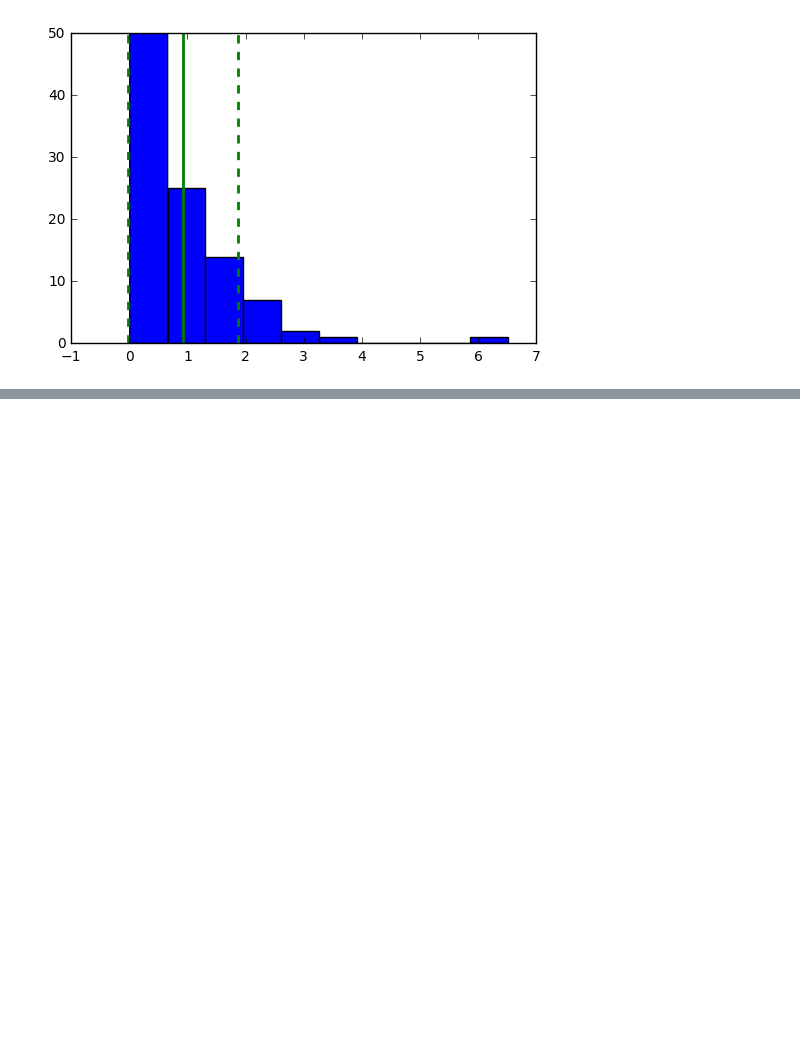
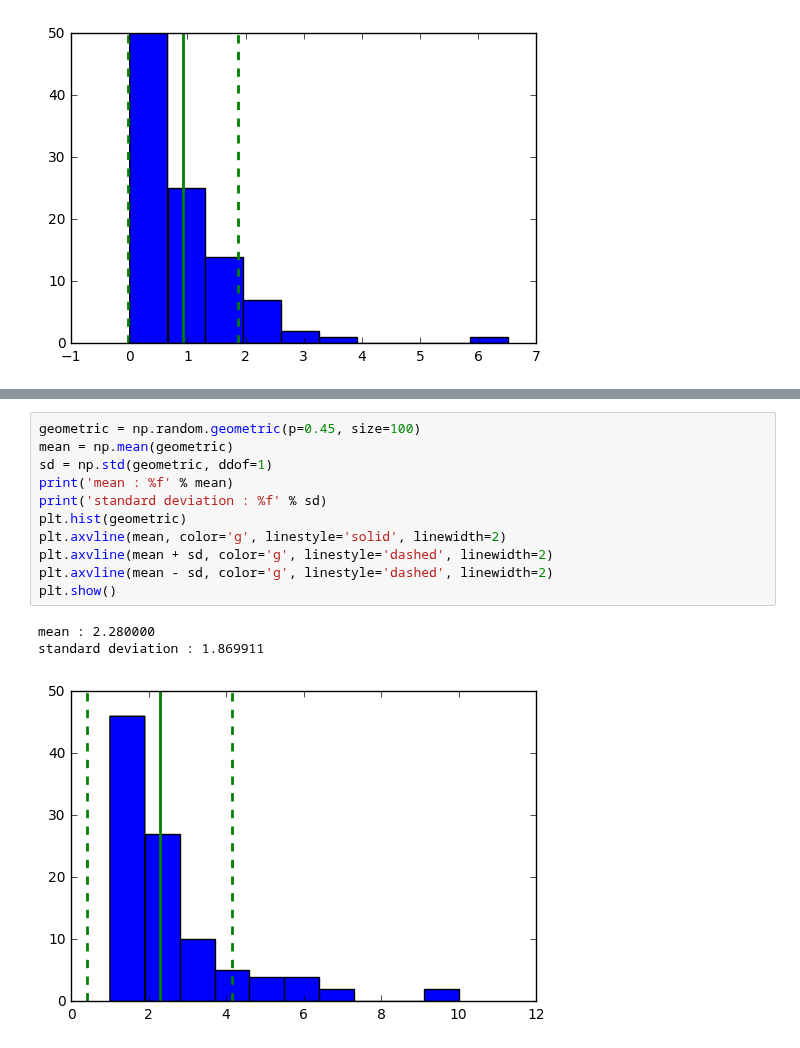
Before and after one commit to 315iah515/Thinkful-Notebooks, a Jupyter notebook: Prep/DRILL_DescriptiveStatistics&Normality.ipynb, the cells around one changed output, grey strips where cells are left out. Cells and saved outputs as stored; diff of their text form; blank space fills up the shorter version.

```diff
--- a/Prep/DRILL_DescriptiveStatistics&Normality.ipynb
+++ b/Prep/DRILL_DescriptiveStatistics&Normality.ipynb
@@ -110,0 +116,15 @@ standard deviation : 0.942080
+# %%
+geometric = np.random.geometric(p=0.45, size=100)
+mean = np.mean(geometric)
+sd = np.std(geometric, ddof=1)
+print('mean : %f' % mean)
+print('standard deviation : %f' % sd)
+plt.hist(geometric)
+plt.axvline(mean, color='g', linestyle='solid', linewidth=2)
+plt.axvline(mean + sd, color='g', linestyle='dashed', linewidth=2)
+plt.axvline(mean - sd, color='g', linestyle='dashed', linewidth=2)
+plt.show()
+# %% [output]
+mean : 2.280000
+standard deviation : 1.869911
+[figure, added]
```
Also changed, not shown: parts of 8 cells of this notebook.
